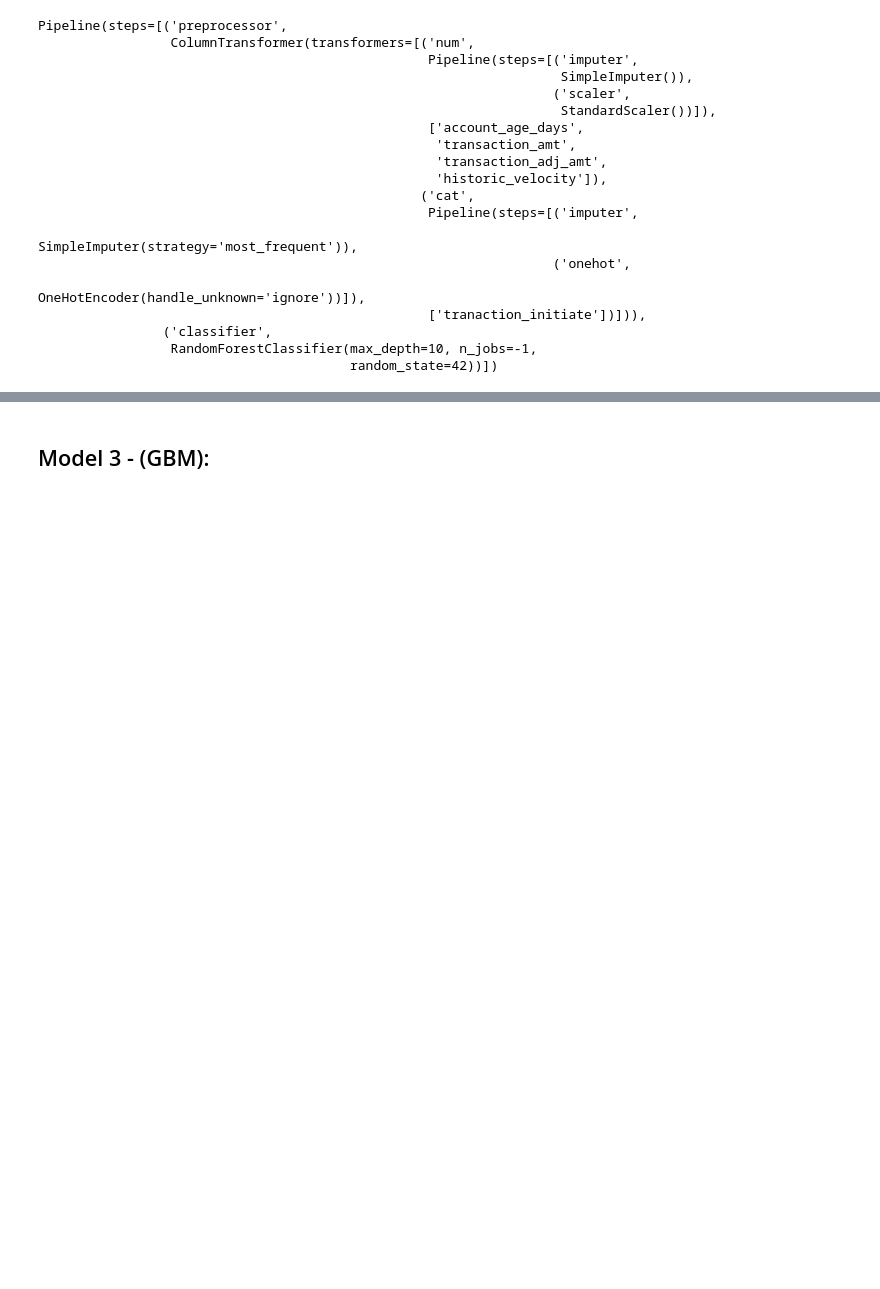
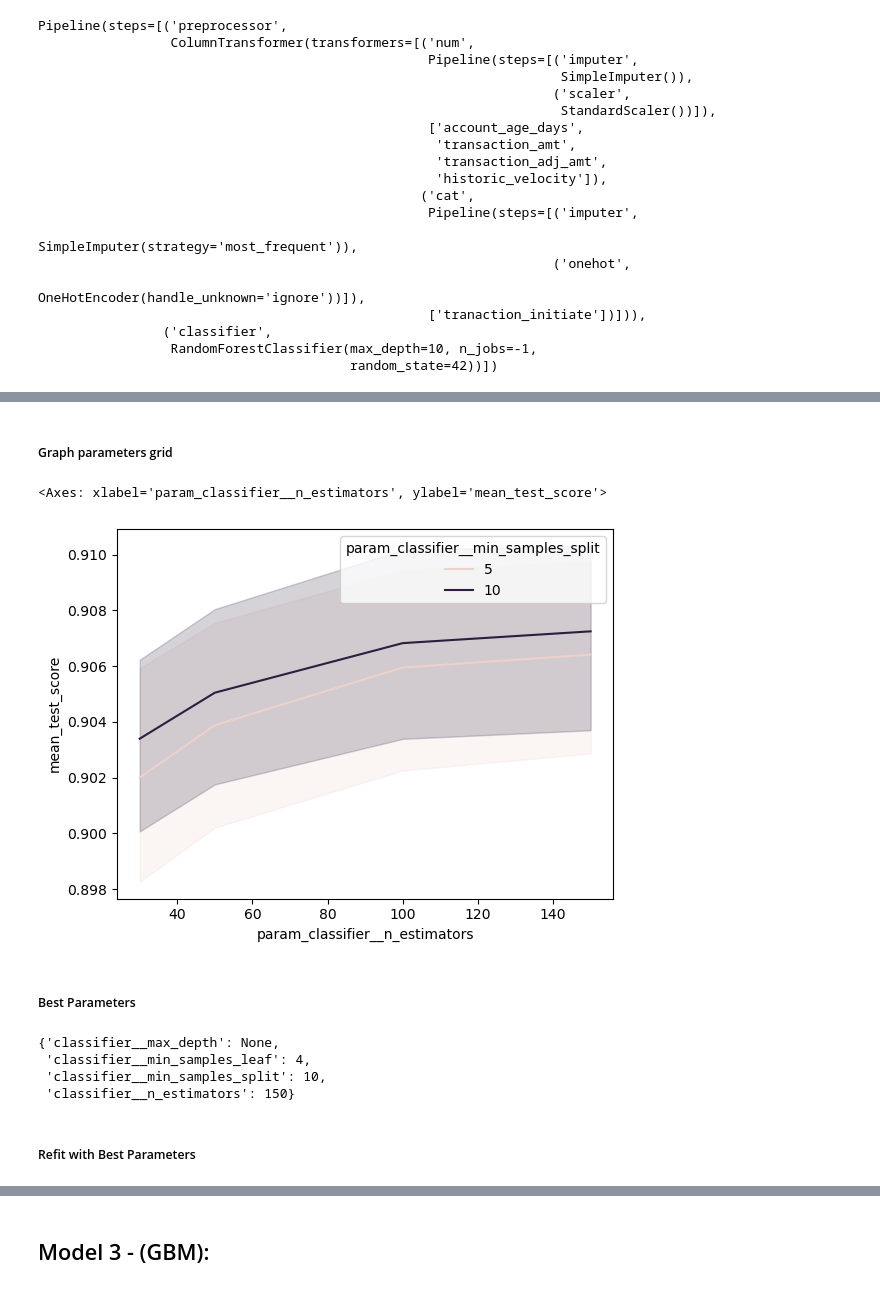
Before and after one commit to MikeVej/ML_FraudDetection, a Jupyter notebook: Project2_FIndingFraud_MichaelVejsiri.ipynb, the cells around one changed output, grey strips where cells are left out. Drawn from its saved outputs; the diff is of its cells as text; code cells hidden in the pictures; blank space fills up the shorter version.

```diff
--- a/Project2_FIndingFraud_MichaelVejsiri.ipynb
+++ b/Project2_FIndingFraud_MichaelVejsiri.ipynb
@@ -379,0 +445,3 @@ Random Forest Model Evaluation:
+# %%
+cv_results_df = pd.DataFrame(grid_search.cv_results_)
+cv_results_df
@@ -379,0 +462,18 @@ Random Forest Model Evaluation:
+# %% [markdown]
+##### Graph parameters grid
+# %%
+sns.lineplot(data=cv_results_df, x='param_classifier__n_estimators', y='mean_test_score', hue='param_classifier__min_samples_split')
+# %% [output]
+<Axes: xlabel='param_classifier__n_estimators', ylabel='mean_test_score'>
+[figure, added]
+# %% [markdown]
+##### Best Parameters
+# %%
+best_params
+# %% [output]
+{'classifier__max_depth': None,
+ 'classifier__min_samples_leaf': 4,
+ 'classifier__min_samples_split': 10,
+ 'classifier__n_estimators': 150}
+# %% [markdown]
+##### Refit with Best Parameters
```
Also changed, not shown: parts of 17 cells of this notebook.
